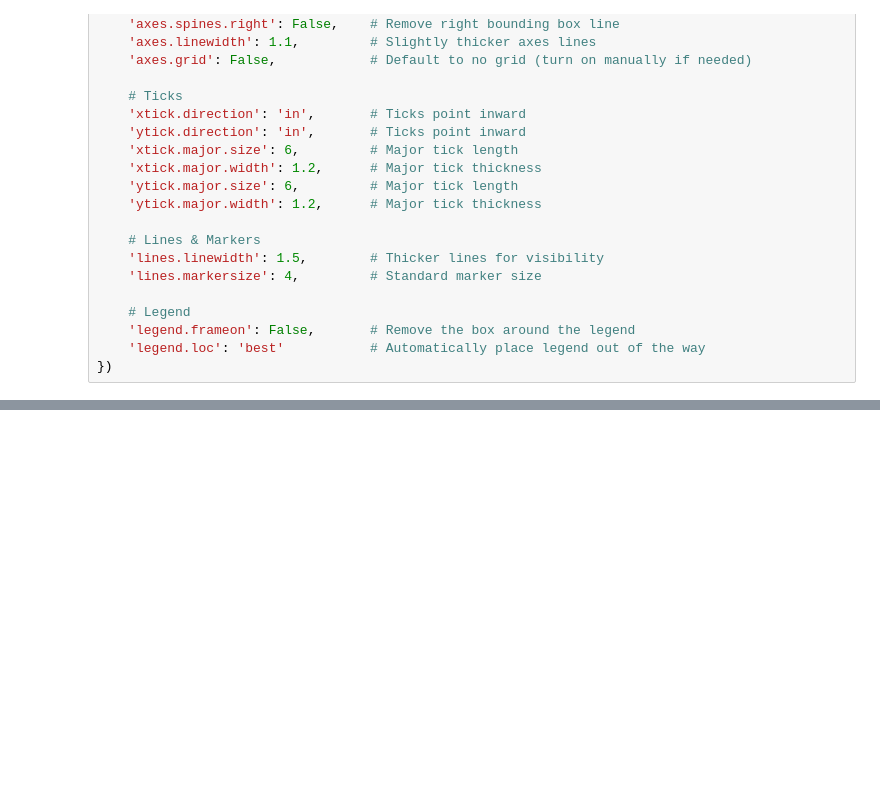
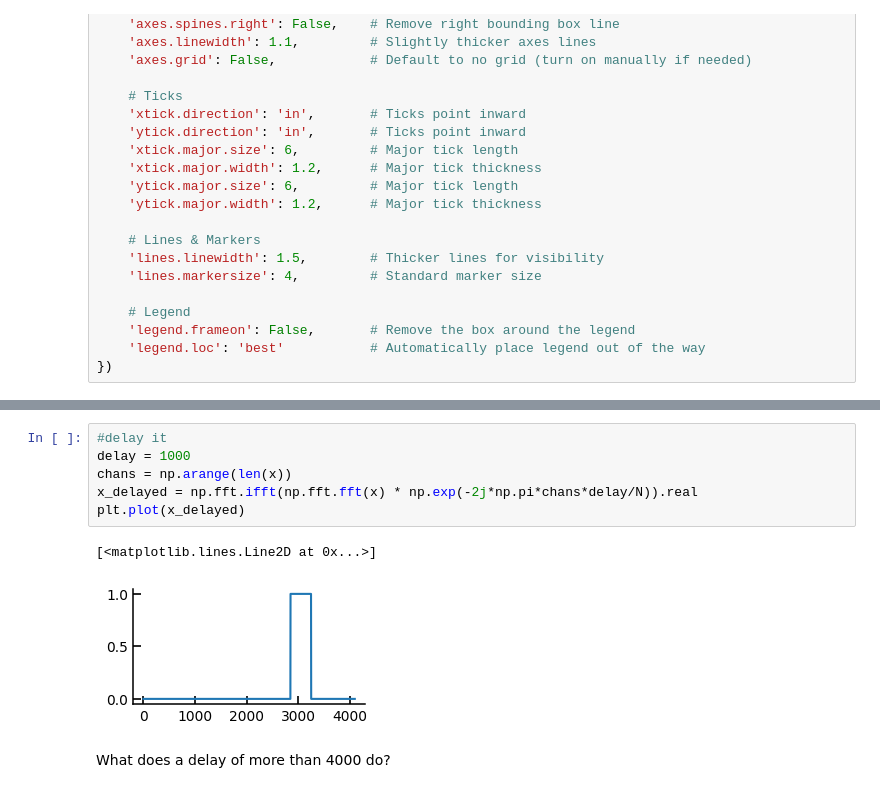
Before and after one commit to Chujo58/CRASIES2026, a Jupyter notebook: signal processing/spectral_leakage.ipynb, the cells around one changed output, grey strips where cells are left out. Saved outputs shown, nothing was run; the diff lists cells and outputs as text; blank space fills up the shorter version.

```diff
--- a/signal processing/spectral_leakage.ipynb
+++ b/signal processing/spectral_leakage.ipynb
@@ -62,0 +77,11 @@ I can exactly represent a sine wave at integer multiples of the sampling width i
+# %%
+#delay it
+delay = 1000
+chans = np.arange(len(x))
+x_delayed = np.fft.ifft(np.fft.fft(x) * np.exp(-2j*np.pi*chans*delay/N)).real
+plt.plot(x_delayed)
+# %% [output]
+[<matplotlib.lines.Line2D at 0x...>]
+[figure, added]
+# %% [markdown]
+What does a delay of more than 4000 do?
```
Also changed, not shown: parts of 15 cells of this notebook, 5 other files.
